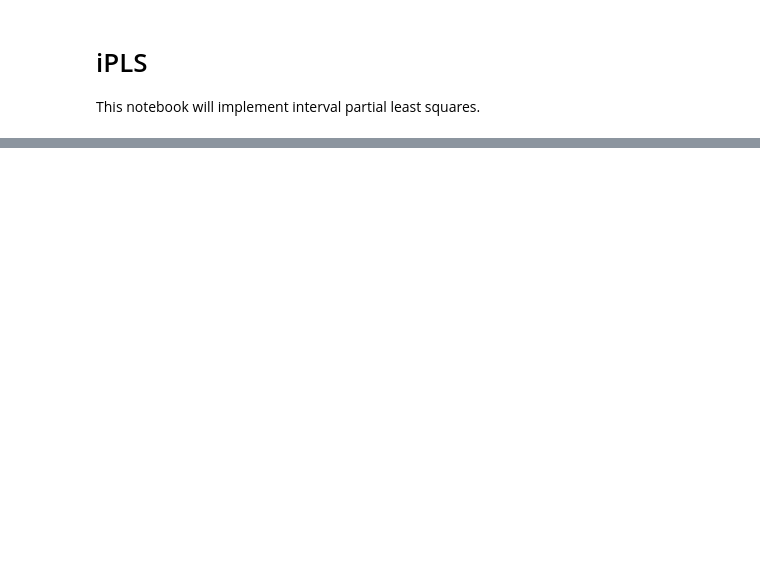
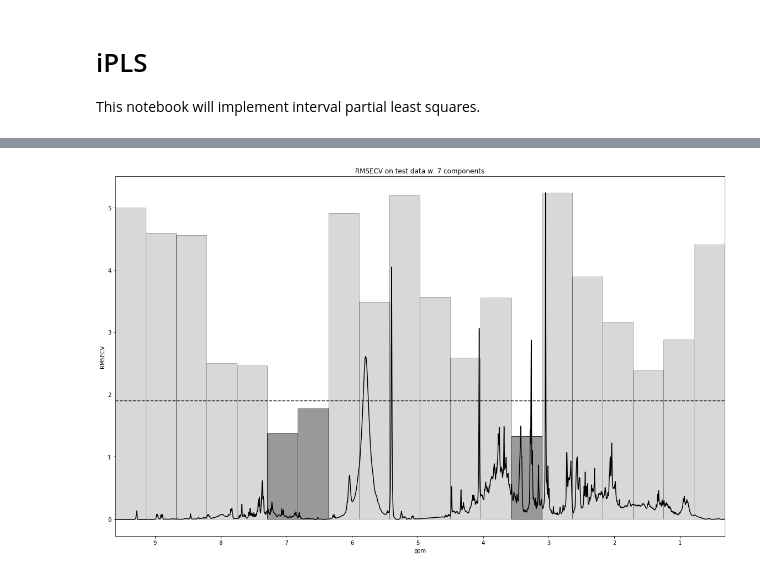
Before and after one commit to JCZuurmond/smelly-rats, a Jupyter notebook: notebooks/interval-partial-least-squares.ipynb, the cells around one changed output, grey strips where cells are left out. Cells and saved outputs as stored; diff of their text form; code cells hidden in the pictures; blank space fills up the shorter version.

```diff
--- a/notebooks/interval-partial-least-squares.ipynb
+++ b/notebooks/interval-partial-least-squares.ipynb
@@ -30 +27,3 @@ target.head()
+# %%
+hnmr_spectra, target = load_smelly_rats('../data/rats-and-onions.xls')
 # %% [markdown]
@@ -40,19 +32,19 @@ from smelly_rats.preproccessing import ParetoTransformer, ColumnSliceSelector
 def misclassification(y, y_hat):
     y = y.values if hasattr(y, 'values') else y
     return (y.flatten() != y_hat.flatten().round().astype(int)).sum()
-misclassification_scorer = make_scorer(misclassification)
+misclassification_scorer = make_scorer(misclassification, greater_is_better=False)
 
 
 def rmse(y, y_hat):
     y = y.values if hasattr(y, 'values') else y
     return np.sqrt(np.square(y.flatten() - y_hat.flatten()).mean())
-rmse_scorer = make_scorer(rmse)
+rmse_scorer = make_scorer(rmse, greater_is_better=False)
 # %%
 num_intervals = 20      # number of spectral intervals
 
 mod = Pipeline([
-    ('scaling', ParetoTransformer()),
-    ('spectral_band', ColumnSliceSelector(10, 0)),
+    ('scaling', modeling.ParetoScaler(with_mean=True)),
+    ('spectral_band', modeling.BandSelector(9, 7)),
     ('regressor', PLSRegression(n_components=7, scale=False))
 ])
 
@@ -64,9 +56,9 @@ intervals = np.linspace(
 
 param_grid = {
     'spectral_band': (
-        [ColumnSliceSelector(start, stop) for start, stop in zip(intervals[:-1], intervals[1:])]
-        + [ColumnSliceSelector(intervals.max(), intervals.min())]
-    )
+        [modeling.BandSelector(start, stop) for start, stop in zip(intervals[:-1], intervals[1:])]
+        + [modeling.BandSelector(intervals.max(), intervals.min())]
+    ),
 }
 
 grid = GridSearchCV(
@@ -79,3 +71,4 @@ grid = GridSearchCV(
 )
 
 grid.fit(hnmr_spectra.T, target['y'])
+grid.best_estimator_
@@ -82,13 +84,5 @@ grid.fit(hnmr_spectra.T, target['y'])
 # %%
-fig, axes = plt.subplots(2, figsize=(16, 16))
-
-cv_results = (
-    pd.DataFrame(grid.cv_results_)
-    .assign(start=lambda df: [row['spectral_band'].start for row in df['params']],
-            stop=lambda df: [row['spectral_band'].stop for row in df['params']])
-)
-
-for ax, train_test in zip(axes, ('train', 'test')):
+def plot_cv_ipls(cv_results, ax, *, train_test='test', show_yerr=True):
     global_score = (
         cv_results
         .loc[lambda df: df['start'] == df['start'].max()]
@@ -97,47 +91,65 @@ for ax, train_test in zip(axes, ('train', 'test')):
         .values[0]
     )
 
+    capsize = 7 if show_yerr else 0
     for _, row in cv_results.iterrows():
         start = row['start']
         stop = row['stop']
         height = row[f'mean_{train_test}_score']
-        yerr = row[f'std_{train_test}_score']
+        yerr = row[f'std_{train_test}_score'] if show_yerr else 0
 
         if start == intervals.max() and stop == intervals.min():        # global
             ax.axhline(height, linestyle='--', color='black', alpha=0.8)
-            ax.axhline(height - yerr, linestyle='-.', color='black', alpha=0.8)
-            ax.axhline(height + yerr, linestyle='-.', color='black', alpha=0.8)
+            if show_yerr:
+                ax.axhline(height - yerr, linestyle='-.', color='black', alpha=0.8)
+                ax.axhline(height + yerr, linestyle='-.', color='black', alpha=0.8)
         else:                                                          # interval
             alpha = 0.3 if height > global_score else 0.8
             ax.bar(
                 stop,
                 height=height,
                 width=(start - stop),
                 align='edge',
                 color='grey',
                 alpha=alpha,
                 edgecolor='black',
                 yerr=yerr,
-                capsize=7,
+                capsize=capsize,
             )
 
-    # Also plot spectra for clarity
+    ax.set_xlim([cv_results['start'].max(), cv_results['stop'].min()])
+    ax.set_xlabel('ppm')
+    ax.set_ylabel('RMSECV')
+    ax.set_xticks(np.arange(
+        np.floor(cv_results['start'].max()),
+        np.floor(cv_results['stop'].min()),
+        -1,
+    ))
+    return ax
+
+
+def plot_hnmr_spectra(df, ax, train_test='test'):
     plotr = (
-        hnmr_spectra
+        df
         .mean(axis=1)
         .transform(lambda series: series / series.max())
         .transform(lambda series: series * cv_results[f'mean_{train_test}_score'].max())
     )
-    plotr.plot(ax=ax, color='black')
+    return plotr.plot(ax=ax, color='black')
 
-    ax.set_xlim([intervals.max(), intervals.min()])
-    if ax == axes[-1]:
-        ax.set_xlabel('ppm')
-    else:
-        ax.set_xlabel('')
-    ax.set_ylabel('RMSECV')
-    ax.set_xticks(np.arange(np.ceil(intervals.min()), np.ceil(intervals.max())))
-    ax.set_title(f'{train_test} data')
 
-fig.suptitle(f'Interval PLS on the H NMR spectra with {num_intervals} spectral bands.')
-# fig.tight_layout();
+cv_results = (
+    pd.DataFrame(grid.cv_results_)
+    .assign(start=lambda df: [row['spectral_band'].start for row in df['params']],
+            stop=lambda df: [row['spectral_band'].stop for row in df['params']],
+            mean_test_score=lambda df: -df['mean_test_score'],
+            mean_train_score=lambda df: -df['mean_train_score'])
+)
+
+fig, ax = plt.subplots(1, figsize=(16, 10))
+plot_hnmr_spectra(hnmr_spectra, ax)
+plot_cv_ipls(cv_results, ax, train_test='test', show_yerr=False)
+ax.set_title(f'RMSECV on test data w. 7 components')
+fig.tight_layout();
+# %% [output]
+[figure, added]
```
Also changed, not shown: parts of 8 cells of this notebook, 3 other files.
